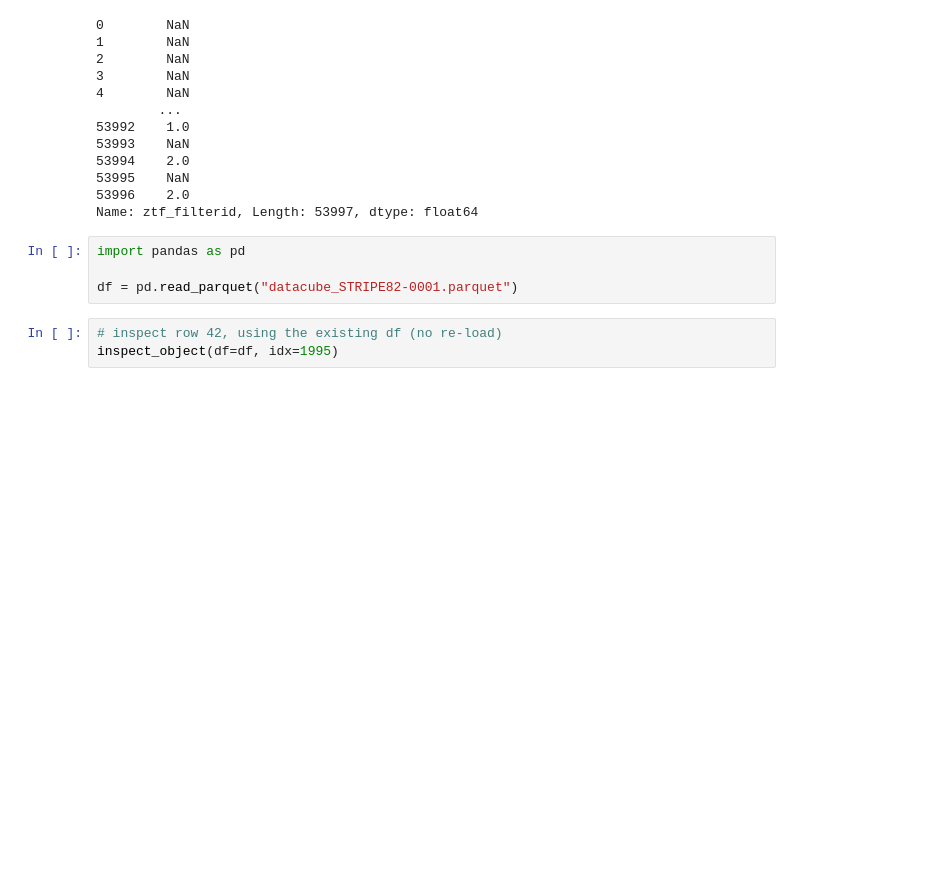
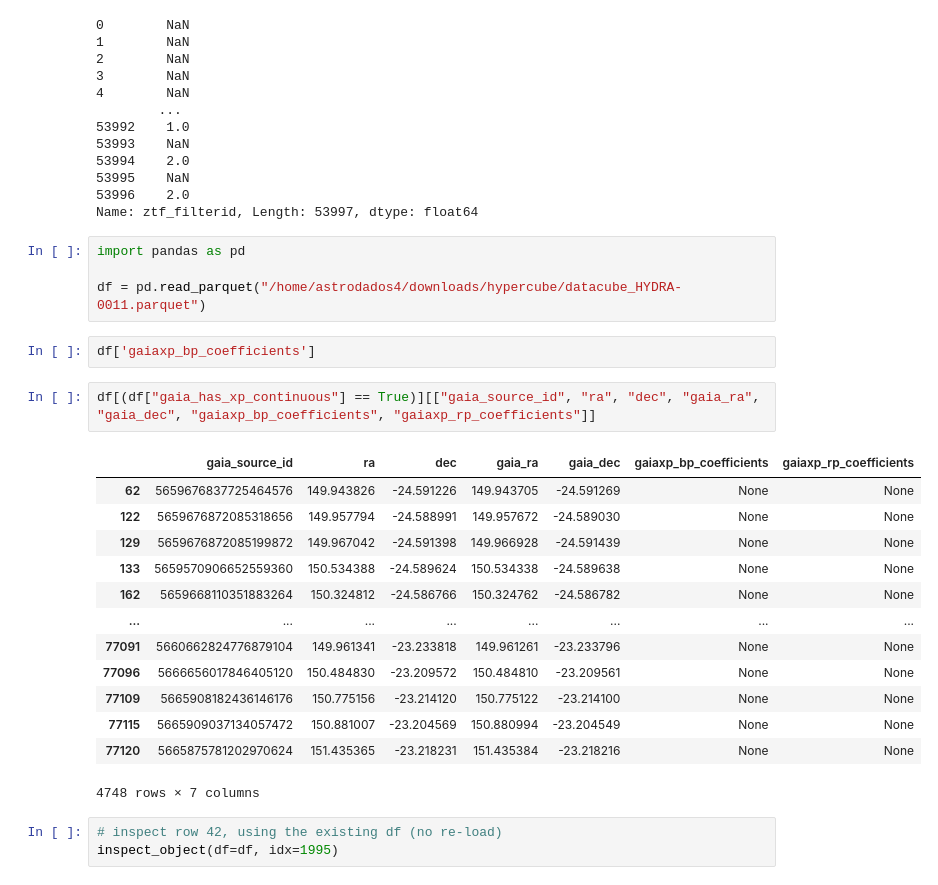
Before and after one commit to Schwarzam/projetoFM, a Jupyter notebook: datasets.ipynb, the cells around one changed output. Saved outputs shown, nothing was run; the diff lists cells and outputs as text; blank space fills up the shorter version.

```diff
--- a/datasets.ipynb
+++ b/datasets.ipynb
@@ -2047,7 +2273,25 @@ Name: ztf_filterid, Length: 53997, dtype: float64
 # %%
 import pandas as pd
 
-df = pd.read_parquet("datacube_STRIPE82-0001.parquet")
+df = pd.read_parquet("/home/astrodados4/downloads/hypercube/datacube_HYDRA-0011.parquet")
+# %%
+df['gaiaxp_bp_coefficients']
+# %%
+df[(df["gaia_has_xp_continuous"] == True)][["gaia_source_id", "ra", "dec", "gaia_ra", "gaia_dec", "gaiaxp_bp_coefficients", "gaiaxp_rp_coefficients"]]
+# %% [output]
+|  | gaia_source_id | ra | dec | gaia_ra | gaia_dec | gaiaxp_bp_coefficients | gaiaxp_rp_coefficients |
+| 62 | 5659676837725464576 | 149.943826 | -24.591226 | 149.943705 | -24.591269 | None | None |
+| 122 | 5659676872085318656 | 149.957794 | -24.588991 | 149.957672 | -24.589030 | None | None |
+| 129 | 5659676872085199872 | 149.967042 | -24.591398 | 149.966928 | -24.591439 | None | None |
+| 133 | 5659570906652559360 | 150.534388 | -24.589624 | 150.534338 | -24.589638 | None | None |
+| 162 | 5659668110351883264 | 150.324812 | -24.586766 | 150.324762 | -24.586782 | None | None |
+| ... | ... | ... | ... | ... | ... | ... | ... |
+| 77091 | 5660662824776879104 | 149.961341 | -23.233818 | 149.961261 | -23.233796 | None | None |
+| 77096 | 5666656017846405120 | 150.484830 | -23.209572 | 150.484810 | -23.209561 | None | None |
+| 77109 | 5665908182436146176 | 150.775156 | -23.214120 | 150.775122 | -23.214100 | None | None |
+| 77115 | 5665909037134057472 | 150.881007 | -23.204569 | 150.880994 | -23.204549 | None | None |
+| 77120 | 5665875781202970624 | 151.435365 | -23.218231 | 151.435384 | -23.218216 | None | None |
+4748 rows × 7 columns
 # %%
 # inspect row 42, using the existing df (no re-load)
 inspect_object(df=df, idx=1995)
```
Also changed, not shown: parts of 15 cells of this notebook.
